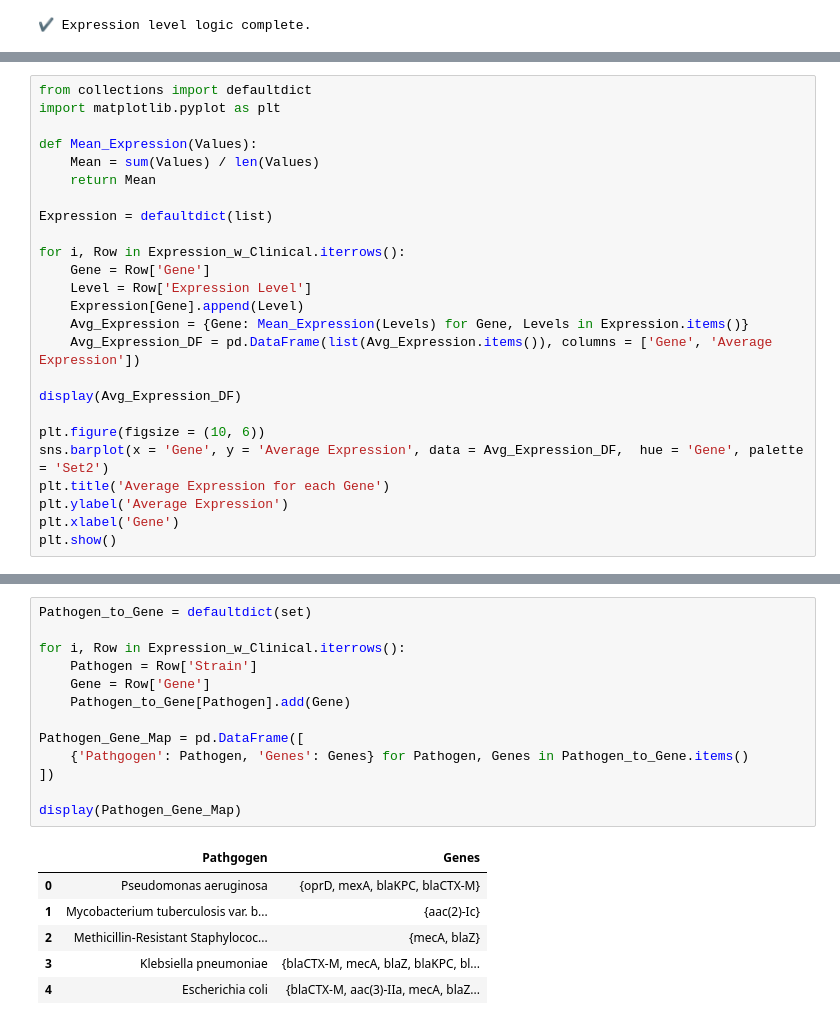
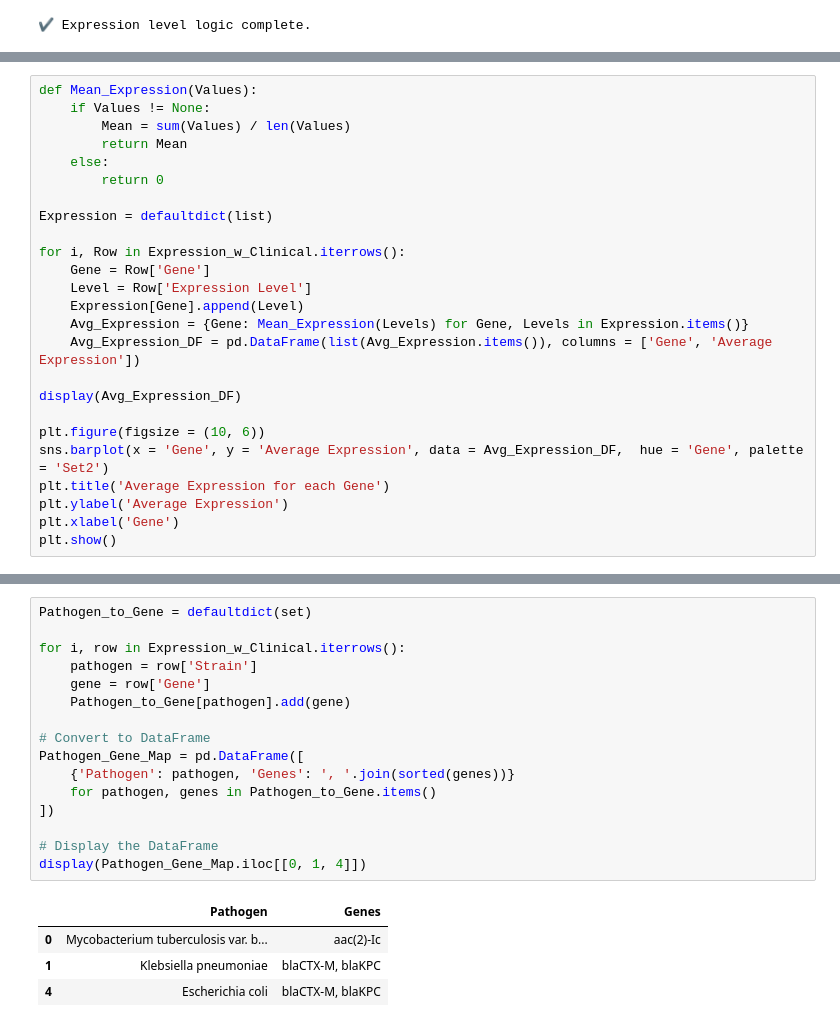
Before and after one commit to Nery-MC/LSI, a Jupyter notebook: Coding Workshop/AMR_Outbreak_Simulation.ipynb, the cells around one changed output, grey strips where cells are left out. Drawn from its saved outputs; the diff is of its cells as text.

```diff
--- a/Coding Workshop/AMR_Outbreak_Simulation.ipynb
+++ b/Coding Workshop/AMR_Outbreak_Simulation.ipynb
@@ -207,10 +289,10 @@ display(Expression_w_Clinical)
 # %%
-from collections import defaultdict
-import matplotlib.pyplot as plt
-
 def Mean_Expression(Values):
-    Mean = sum(Values) / len(Values)
-    return Mean
+    if Values != None:
+        Mean = sum(Values) / len(Values)
+        return Mean
+    else:
+        return 0
 
 Expression = defaultdict(list)
 
@@ -279,20 +371,21 @@ plt.show()
 # %%
 Pathogen_to_Gene = defaultdict(set)
 
-for i, Row in Expression_w_Clinical.iterrows():
-    Pathogen = Row['Strain']
-    Gene = Row['Gene']
-    Pathogen_to_Gene[Pathogen].add(Gene)
+for i, row in Expression_w_Clinical.iterrows():
+    pathogen = row['Strain']
+    gene = row['Gene']
+    Pathogen_to_Gene[pathogen].add(gene)
 
+# Convert to DataFrame
 Pathogen_Gene_Map = pd.DataFrame([
-    {'Pathgogen': Pathogen, 'Genes': Genes} for Pathogen, Genes in Pathogen_to_Gene.items()
+    {'Pathogen': pathogen, 'Genes': ', '.join(sorted(genes))}
+    for pathogen, genes in Pathogen_to_Gene.items()
 ])
 
-display(Pathogen_Gene_Map)
+# Display the DataFrame
+display(Pathogen_Gene_Map.iloc[[0, 1, 4]])
 # %% [output]
-|  | Pathgogen | Genes |
-| 0 | Pseudomonas aeruginosa | {oprD, mexA, blaKPC, blaCTX-M} |
-| 1 | Mycobacterium tuberculosis var. b... | {aac(2)-Ic} |
-| 2 | Methicillin-Resistant Staphylococ... | {mecA, blaZ} |
-| 3 | Klebsiella pneumoniae | {blaCTX-M, mecA, blaZ, blaKPC, bl... |
-| 4 | Escherichia coli | {blaCTX-M, aac(3)-IIa, mecA, blaZ... |
+|  | Pathogen | Genes |
+| 0 | Mycobacterium tuberculosis var. b... | aac(2)-Ic |
+| 1 | Klebsiella pneumoniae | blaCTX-M, blaKPC |
+| 4 | Escherichia coli | blaCTX-M, blaKPC |
```
Also changed, not shown: parts of 44 cells of this notebook.
